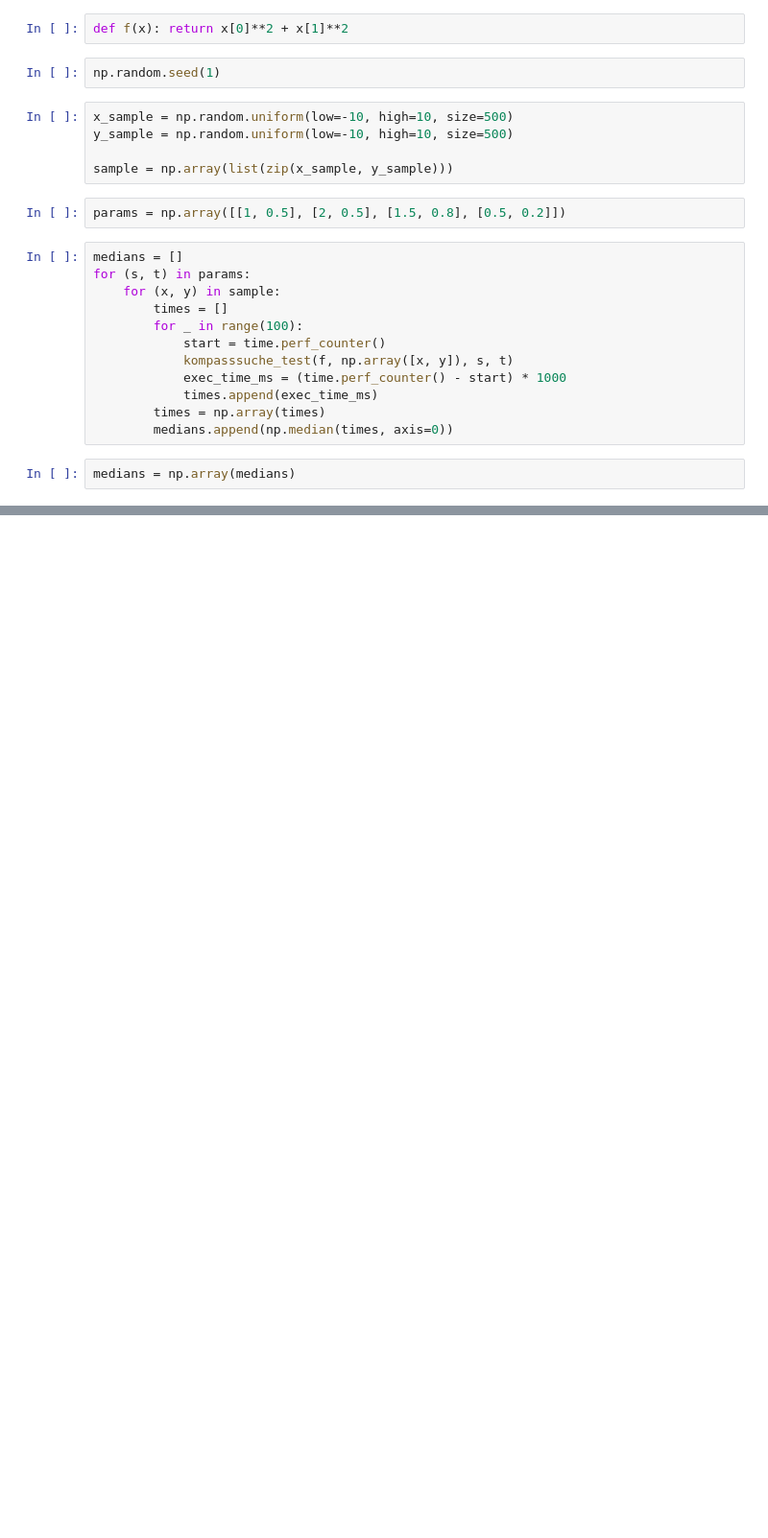
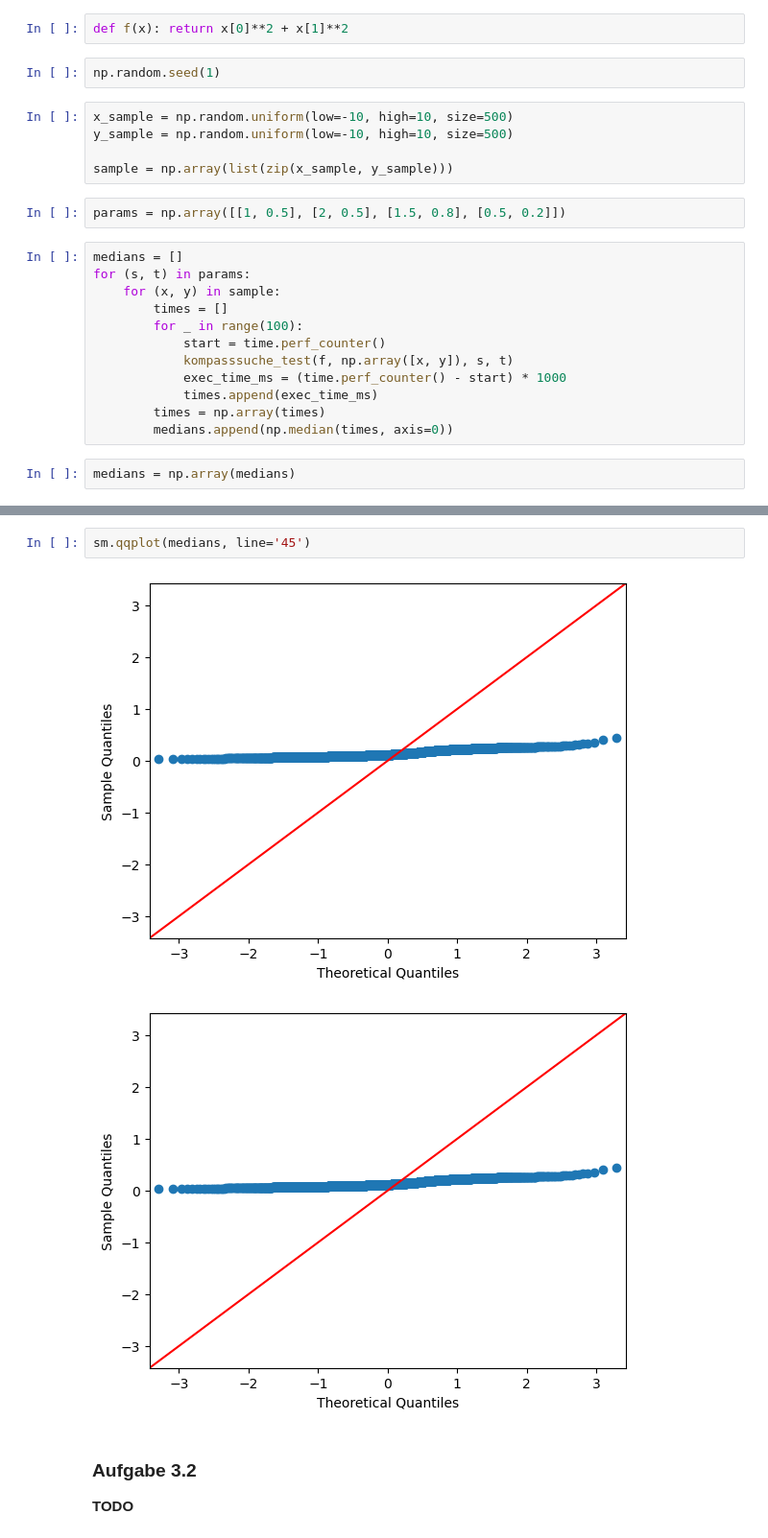
Before and after one commit to tobiaslotz/PO, a Jupyter notebook: PO_Blatt03.ipynb, the cells around one changed output, grey strips where cells are left out. Shown: that part at 96% size. Drawn from its saved outputs; the diff is of its cells as text; blank space fills up the shorter version.

```diff
--- a/PO_Blatt03.ipynb
+++ b/PO_Blatt03.ipynb
@@ -54,0 +161,8 @@ ax[3].boxplot(medians[1500:2000], vert=False)
+# %%
+sm.qqplot(medians, line='45')
+# %% [output]
+[figure, added]
+[figure, added]
+# %% [markdown]
+### Aufgabe 3.2
+__TODO__
```
Also changed, not shown: parts of 23 cells of this notebook.
